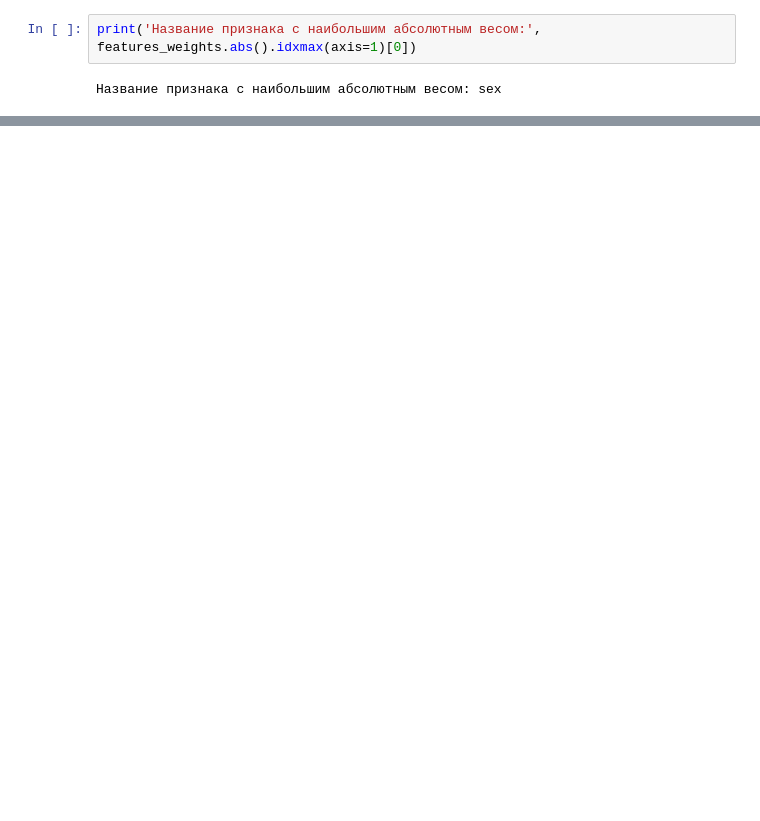
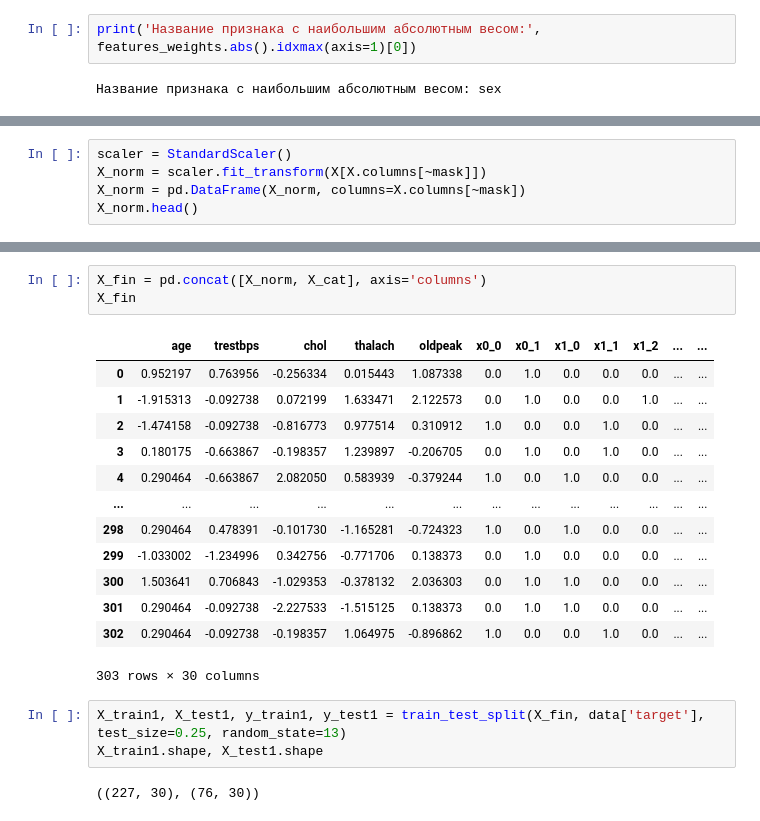
Before and after one commit to Oleg-DS/learning_data_science, a Jupyter notebook: ML/hw03.ipynb, the cells around one changed output, grey strips where cells are left out. Saved outputs shown, nothing was run; the diff lists cells and outputs as text; blank space fills up the shorter version.

```diff
--- a/ML/hw03.ipynb
+++ b/ML/hw03.ipynb
@@ -528,0 +570,5 @@ print('Название признака с наибольшим абсолют
+# %%
+scaler = StandardScaler()
+X_norm = scaler.fit_transform(X[X.columns[~mask]])
+X_norm = pd.DataFrame(X_norm, columns=X.columns[~mask])
+X_norm.head()
@@ -528,0 +601,22 @@ print('Название признака с наибольшим абсолют
+# %%
+X_fin = pd.concat([X_norm, X_cat], axis='columns')
+X_fin
+# %% [output]
+|  | age | trestbps | chol | thalach | oldpeak | x0_0 | x0_1 | x1_0 | x1_1 | x1_2 | ... | ... |
+| 0 | 0.952197 | 0.763956 | -0.256334 | 0.015443 | 1.087338 | 0.0 | 1.0 | 0.0 | 0.0 | 0.0 | ... | ... |
+| 1 | -1.915313 | -0.092738 | 0.072199 | 1.633471 | 2.122573 | 0.0 | 1.0 | 0.0 | 0.0 | 1.0 | ... | ... |
+| 2 | -1.474158 | -0.092738 | -0.816773 | 0.977514 | 0.310912 | 1.0 | 0.0 | 0.0 | 1.0 | 0.0 | ... | ... |
+| 3 | 0.180175 | -0.663867 | -0.198357 | 1.239897 | -0.206705 | 0.0 | 1.0 | 0.0 | 1.0 | 0.0 | ... | ... |
+| 4 | 0.290464 | -0.663867 | 2.082050 | 0.583939 | -0.379244 | 1.0 | 0.0 | 1.0 | 0.0 | 0.0 | ... | ... |
+| ... | ... | ... | ... | ... | ... | ... | ... | ... | ... | ... | ... | ... |
+| 298 | 0.290464 | 0.478391 | -0.101730 | -1.165281 | -0.724323 | 1.0 | 0.0 | 1.0 | 0.0 | 0.0 | ... | ... |
+| 299 | -1.033002 | -1.234996 | 0.342756 | -0.771706 | 0.138373 | 0.0 | 1.0 | 0.0 | 0.0 | 0.0 | ... | ... |
+| 300 | 1.503641 | 0.706843 | -1.029353 | -0.378132 | 2.036303 | 0.0 | 1.0 | 1.0 | 0.0 | 0.0 | ... | ... |
+| 301 | 0.290464 | -0.092738 | -2.227533 | -1.515125 | 0.138373 | 0.0 | 1.0 | 1.0 | 0.0 | 0.0 | ... | ... |
+| 302 | 0.290464 | -0.092738 | -0.198357 | 1.064975 | -0.896862 | 1.0 | 0.0 | 0.0 | 1.0 | 0.0 | ... | ... |
+303 rows × 30 columns
+# %%
+X_train1, X_test1, y_train1, y_test1 = train_test_split(X_fin, data['target'], test_size=0.25, random_state=13)
+X_train1.shape, X_test1.shape
+# %% [output]
+((227, 30), (76, 30))
```
Also changed, not shown: parts of 29 cells of this notebook.
